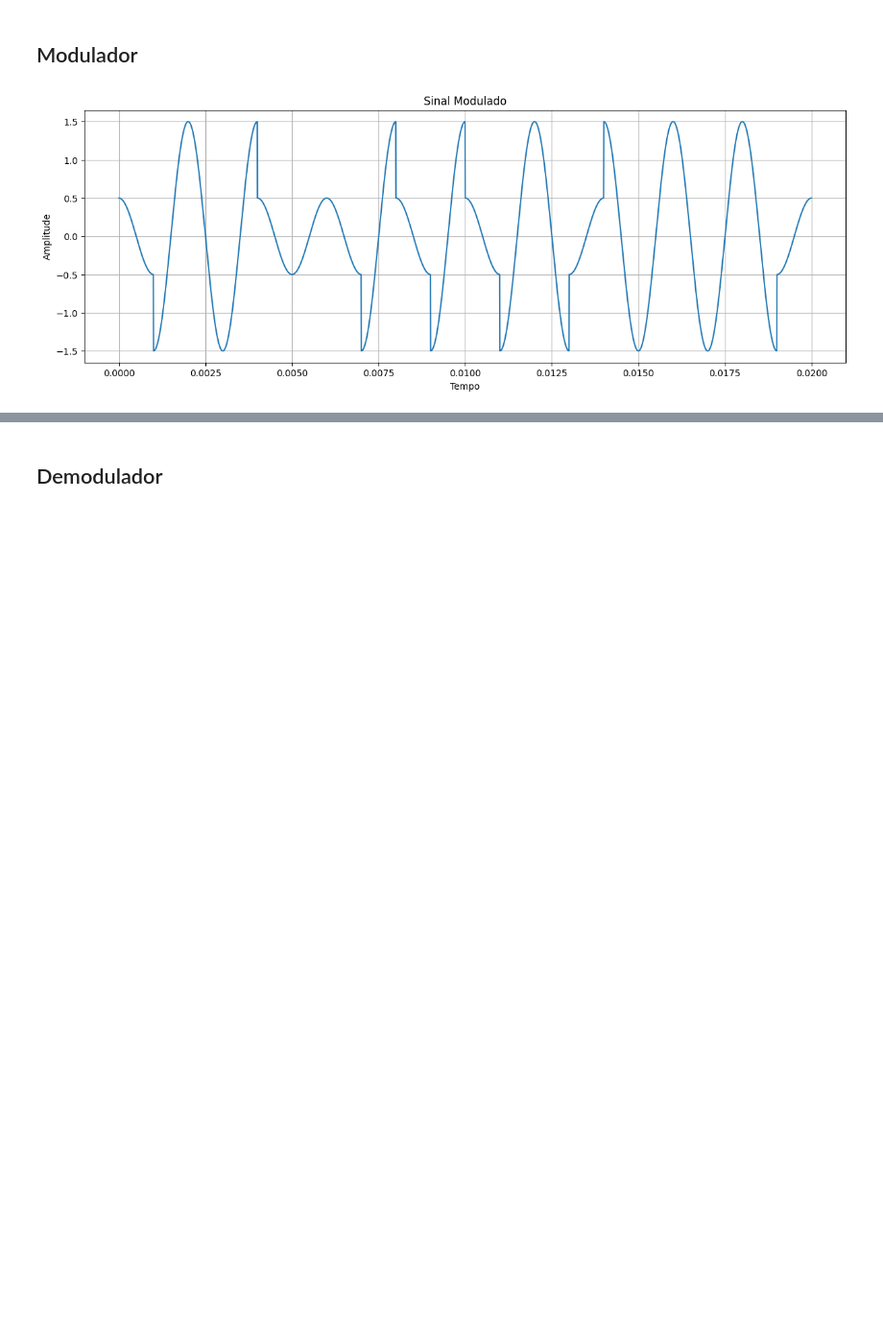
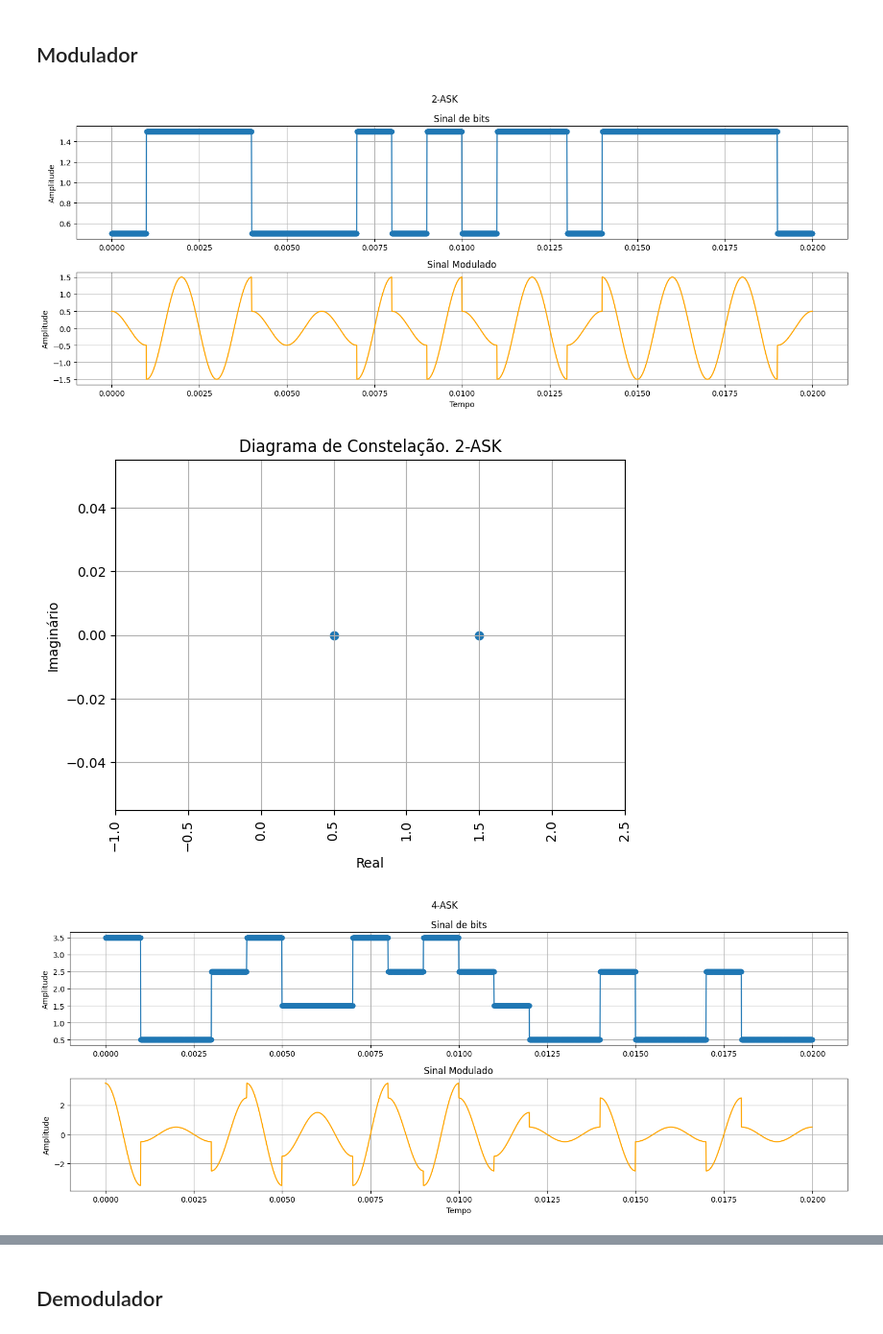
Before and after one commit to braiansmarzaro/Telecommunication, a Jupyter notebook: atividade4_moduladores_bp.ipynb, the cells around one changed output, grey strips where cells are left out. Shown at 96% size. Cells and saved outputs as stored; diff of their text form; code cells hidden in the pictures; blank space fills up the shorter version.

```diff
--- a/atividade4_moduladores_bp.ipynb
+++ b/atividade4_moduladores_bp.ipynb
@@ -51,31 +55,53 @@ portadora = Onda(amplitude,frequencia_central)
 ## Modulador
 # %%
 class Ask:
+    np.random.seed(40)  # semente para gerar os mesmos números aleatórios
+
     def __init__(self,portadora,m=2):
-        self.amplitudes = {0:.5,
-                           1:1.5,
-                           2:2.5,
-                           3:3.5} # símbolo:tensão
-
+        self.amplitudes = lambda x: x+.5 # símbolo:tensão
+        self.m = m
         self.portadora = portadora
         self.simbolos = np.random.randint(0,m,n_simbolos)
-        self.sinal = np.array([self.amplitudes[s] for s in self.simbolos]) # codifica os símbolos em tensões
-        self.wave = np.repeat(self.sinal,amostras_por_simbolo)
-        self.wave = self.wave*portadora.wave
+        self.sinal = np.array([self.amplitudes(s) for s in self.simbolos]) # codifica os símbolos em tensões
+        self.sinal = np.repeat(self.sinal,amostras_por_simbolo)
+        self.wave = self.sinal*portadora.wave
 
     def show(self):
         """Shows the bit signal and the coded signal in a subplot
         """
-        fig = plt.figure(figsize=(15,5))
-        plt.plot(tempo[:show_amostras],self.wave[:show_amostras])
-        plt.title("Sinal Modulado")
-        plt.ylabel("Amplitude")
-        plt.xlabel("Tempo")
-        plt.grid()
+        fig,(ax1,ax2) = plt.subplots(2,1,figsize=(15,6))
+
+        ax1.plot(tempo[:show_amostras],self.sinal[:show_amostras],marker='o')
+        ax2.plot(tempo[:show_amostras],self.wave[:show_amostras],'orange')
+        fig.suptitle(f"{self.m}-ASK")
+        ax1.set_title("Sinal de bits")
+        ax2.set_title("Sinal Modulado")
+        ax1.set_ylabel("Amplitude")
+        ax2.set_ylabel("Amplitude")
+        ax2.set_xlabel("Tempo")
+        ax1.grid()
+        ax2.grid()
+        fig.tight_layout()
         plt.show()
 
+    def constellation(self):
+        """Shows the constellation diagram of the signal
+        """
+        fig = plt.figure()
+        plt.scatter([self.amplitudes(x) for x in range(self.m)],np.zeros(self.m))
+        plt.title(f"Diagrama de Constelação. {self.m}-ASK")
+        plt.xticks(np.arange(-1,self.m+1,.5),rotation=90)
+        plt.ylabel("Imaginário")
+        plt.xlabel("Real")
+        plt.grid()
+        fig.tight_layout()
+        plt.show()
 # Instancia a classe e mostra o gráfico
-ask = Ask(portadora)
-ask.show()
+for m in 2**np.arange(1,5):
+    ask = Ask(portadora,m=m)
+    ask.show()
+    ask.constellation()
 # %% [output]
-[figure, old version]
+[figure, new version]
+[figure, added]
+[figure, added]
```
Also changed, not shown: parts of 5 cells of this notebook.
